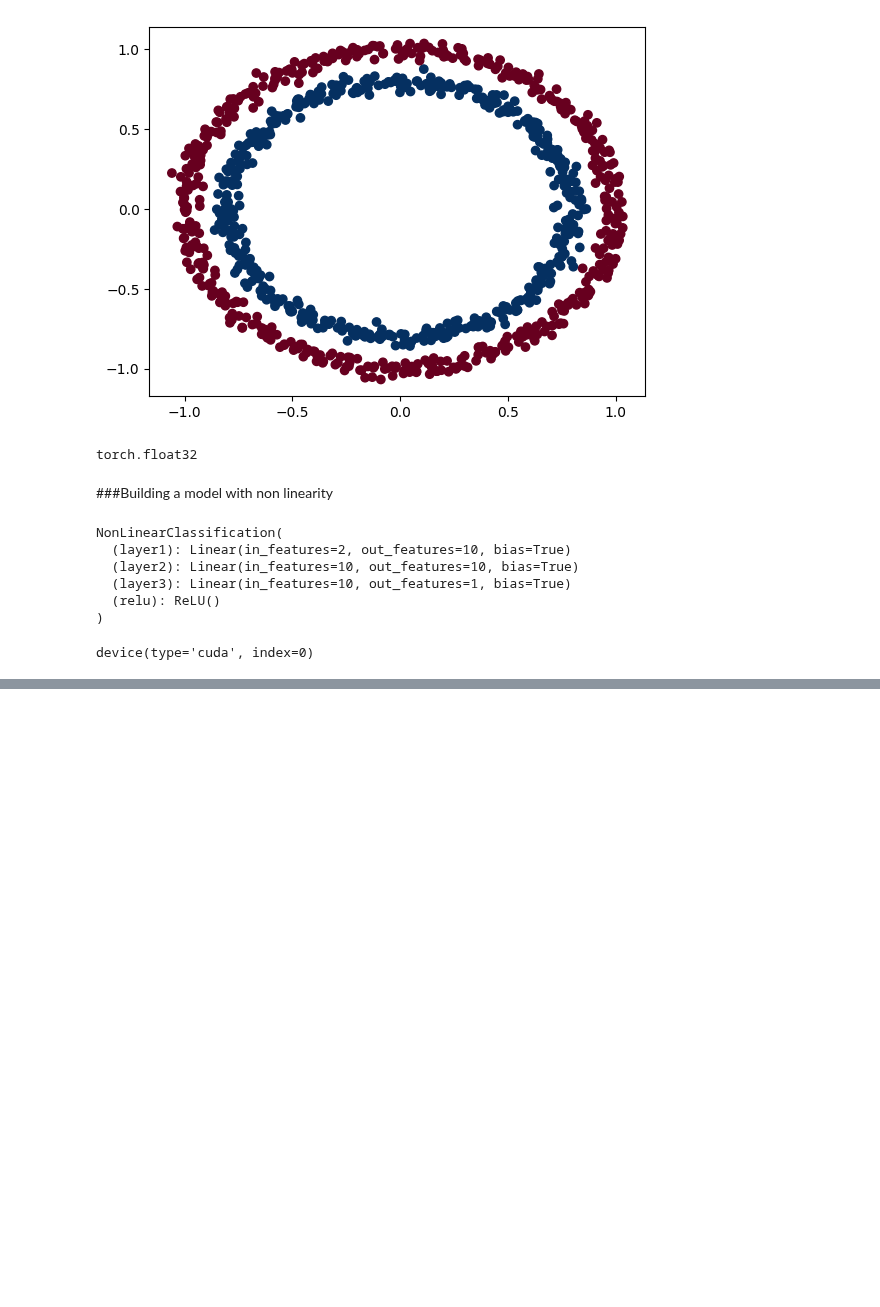
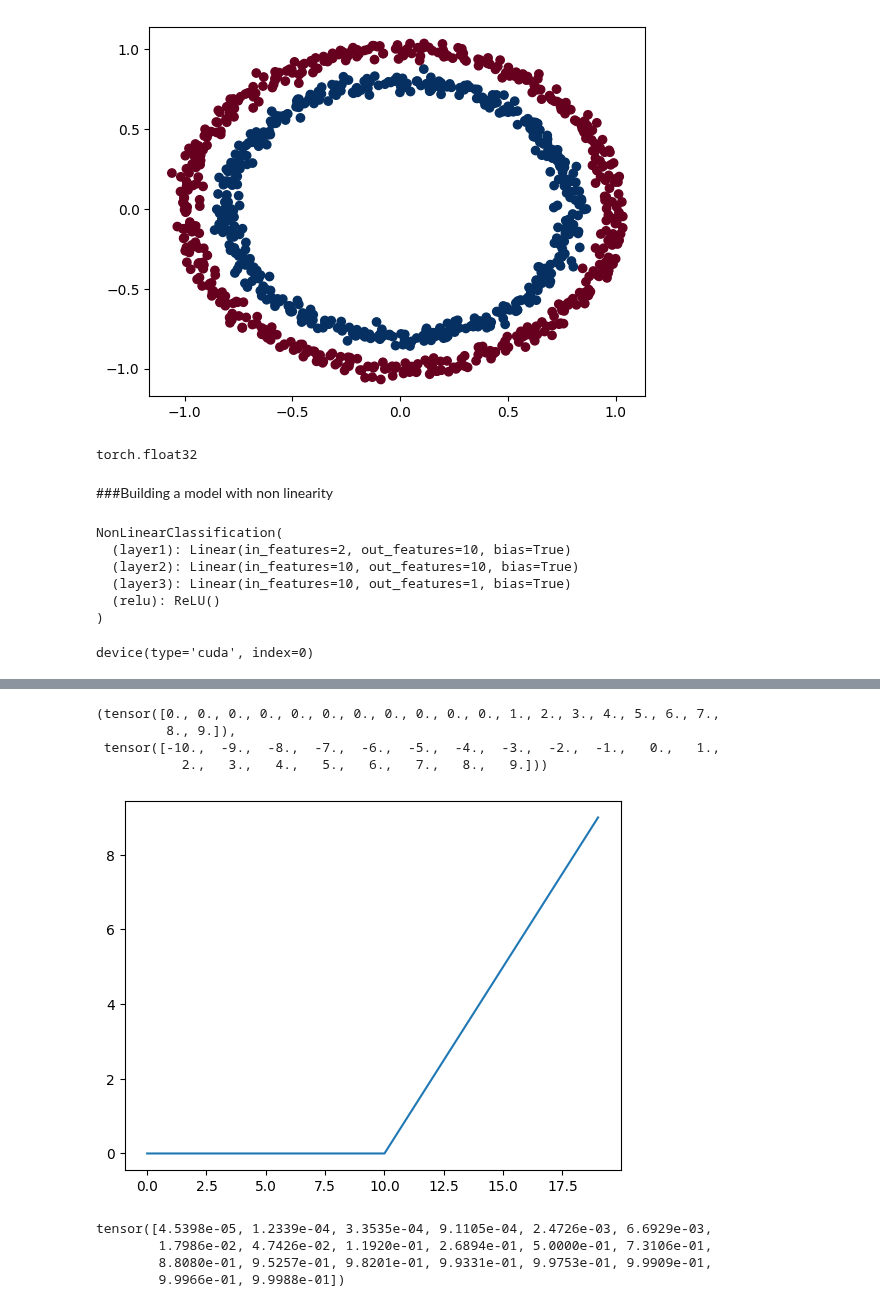
Before and after one commit to ShriVarshaan/pytorch-learning-log, a Jupyter notebook: neural_network_classification.ipynb, the cells around one changed output, grey strips where cells are left out. Drawn from its saved outputs; the diff is of its cells as text; code cells hidden in the pictures; blank space fills up the shorter version.

```diff
--- a/neural_network_classification.ipynb
+++ b/neural_network_classification.ipynb
@@ -789,0 +847,15 @@ tensor([[ True, False,  True,  ..., False,  True,  True],
+# %%
+def relu(x : torch.Tensor) -> torch.Tensor:
+  return torch.max(torch.tensor(0), x)
+
+relu(A), A #note how it turns all the negative numbers to 0 and leaves the positive numbers as they are
+# %% [output]
+(tensor([0., 0., 0., 0., 0., 0., 0., 0., 0., 0., 0., 1., 2., 3., 4., 5., 6., 7.,
+         8., 9.]),
+ tensor([-10.,  -9.,  -8.,  -7.,  -6.,  -5.,  -4.,  -3.,  -2.,  -1.,   0.,   1.,
+           2.,   3.,   4.,   5.,   6.,   7.,   8.,   9.]))
+# %%
+plt.plot(relu(A))
+plt.show()
+# %% [output]
+[figure, added]
@@ -789,0 +865,7 @@ tensor([[ True, False,  True,  ..., False,  True,  True],
+# %%
+sigmoid(A)
+# %% [output]
+tensor([4.5398e-05, 1.2339e-04, 3.3535e-04, 9.1105e-04, 2.4726e-03, 6.6929e-03,
+        1.7986e-02, 4.7426e-02, 1.1920e-01, 2.6894e-01, 5.0000e-01, 7.3106e-01,
+        8.8080e-01, 9.5257e-01, 9.8201e-01, 9.9331e-01, 9.9753e-01, 9.9909e-01,
+        9.9966e-01, 9.9988e-01])
```
Also changed, not shown: parts of 26 cells of this notebook.
